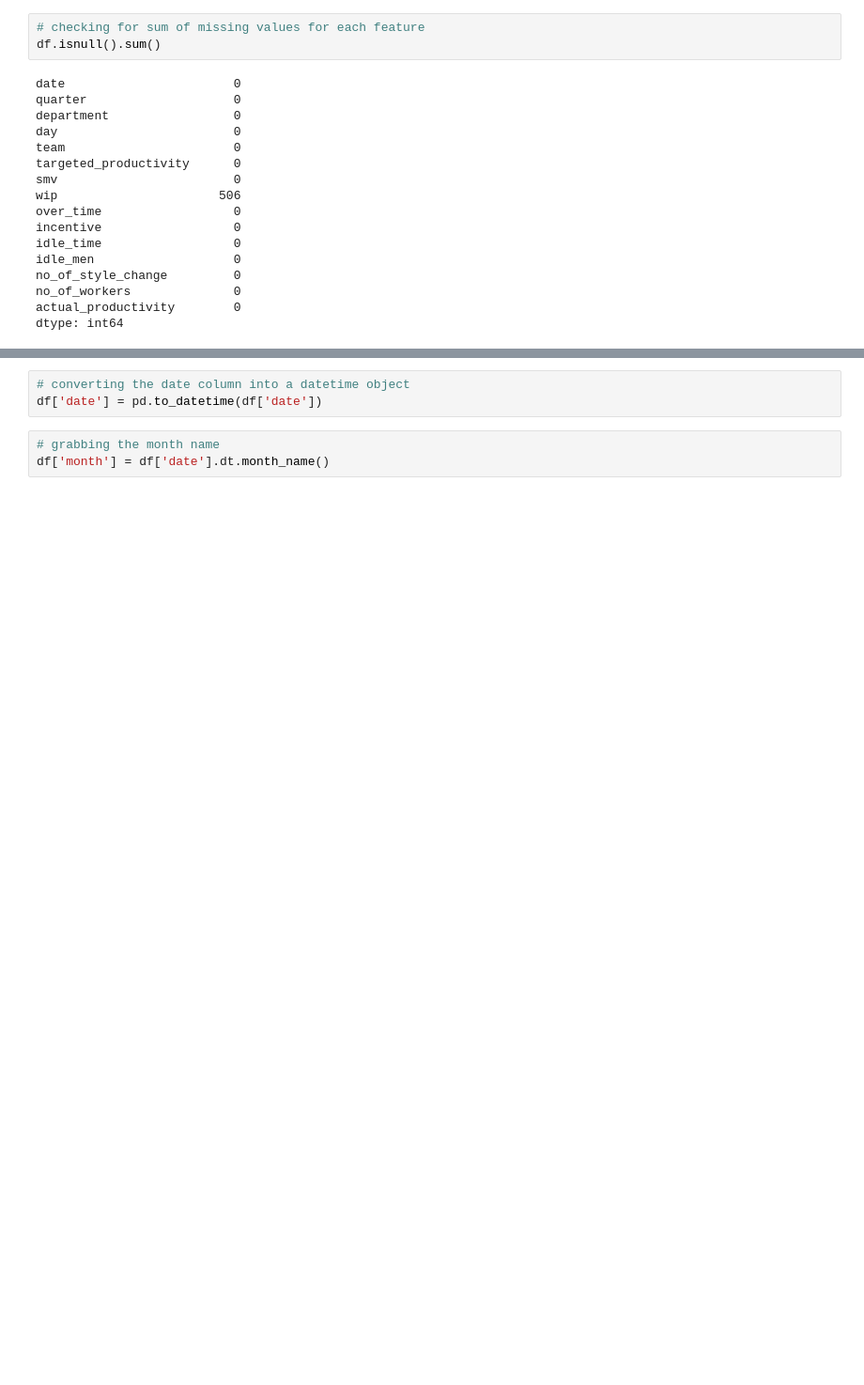
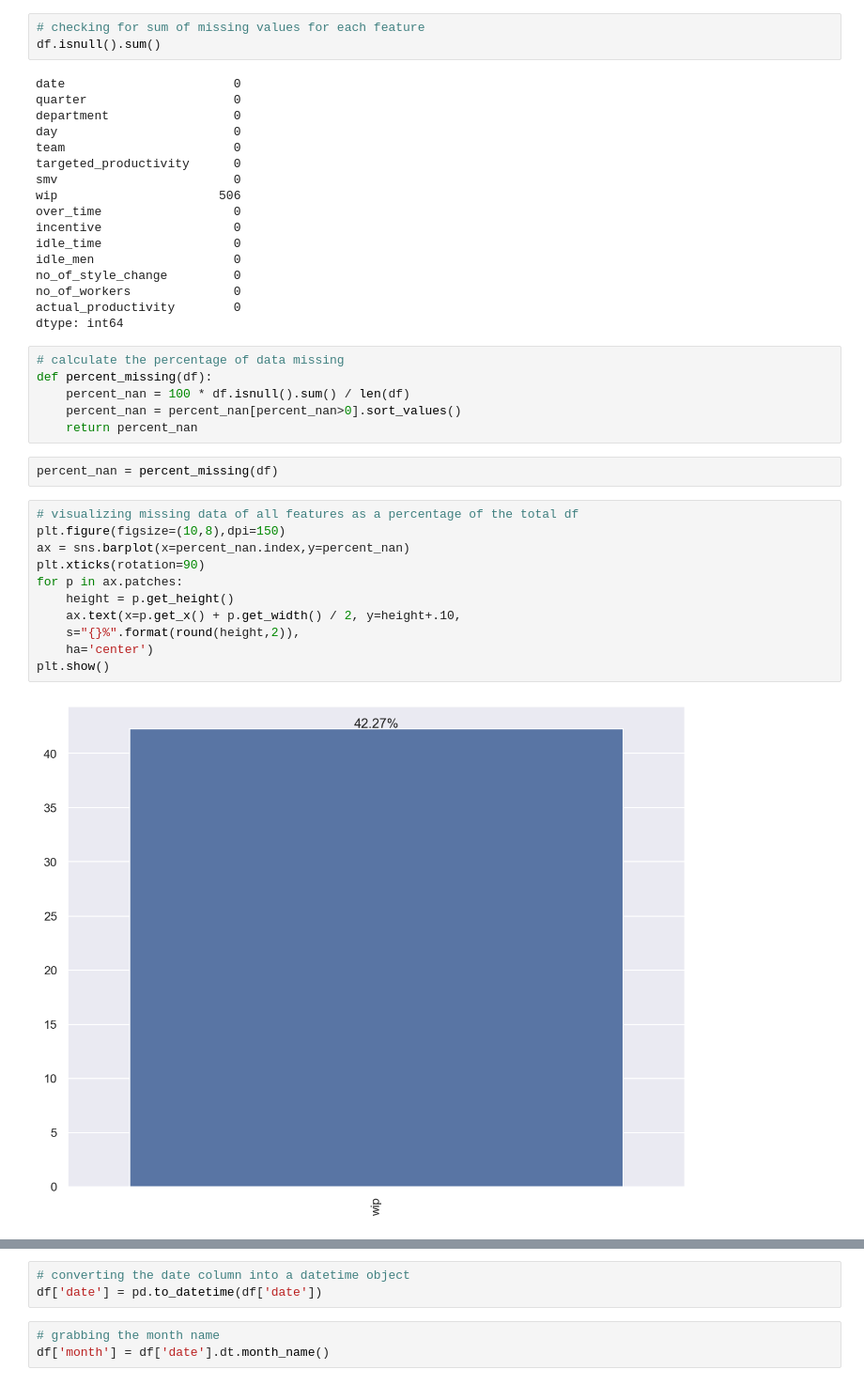
Before and after one commit to faithfulalabi/Garment_Employees_Productivity, a Jupyter notebook: Garment_Employees.ipynb, the cells around one changed output, grey strips where cells are left out. Shown at 94% size. Cells and saved outputs as stored; diff of their text form; blank space fills up the shorter version.

Commit message:
add data prep for modeling

```diff
--- a/Garment_Employees.ipynb
+++ b/Garment_Employees.ipynb
@@ -135,3 +116,24 @@ no_of_style_change         0
 no_of_workers              0
 actual_productivity        0
 dtype: int64
+# %%
+# calculate the percentage of data missing
+def percent_missing(df):
+    percent_nan = 100 * df.isnull().sum() / len(df)
+    percent_nan = percent_nan[percent_nan>0].sort_values()
+    return percent_nan
+# %%
+percent_nan = percent_missing(df)
+# %%
+# visualizing missing data of all features as a percentage of the total df
+plt.figure(figsize=(10,8),dpi=150)
+ax = sns.barplot(x=percent_nan.index,y=percent_nan)
+plt.xticks(rotation=90)
+for p in ax.patches:
+    height = p.get_height()
+    ax.text(x=p.get_x() + p.get_width() / 2, y=height+.10,
+    s="{}%".format(round(height,2)),
+    ha='center')
+plt.show()
+# %% [output]
+[figure, added]
```
Also changed, not shown: parts of 17 cells of this notebook, 2 other files.
